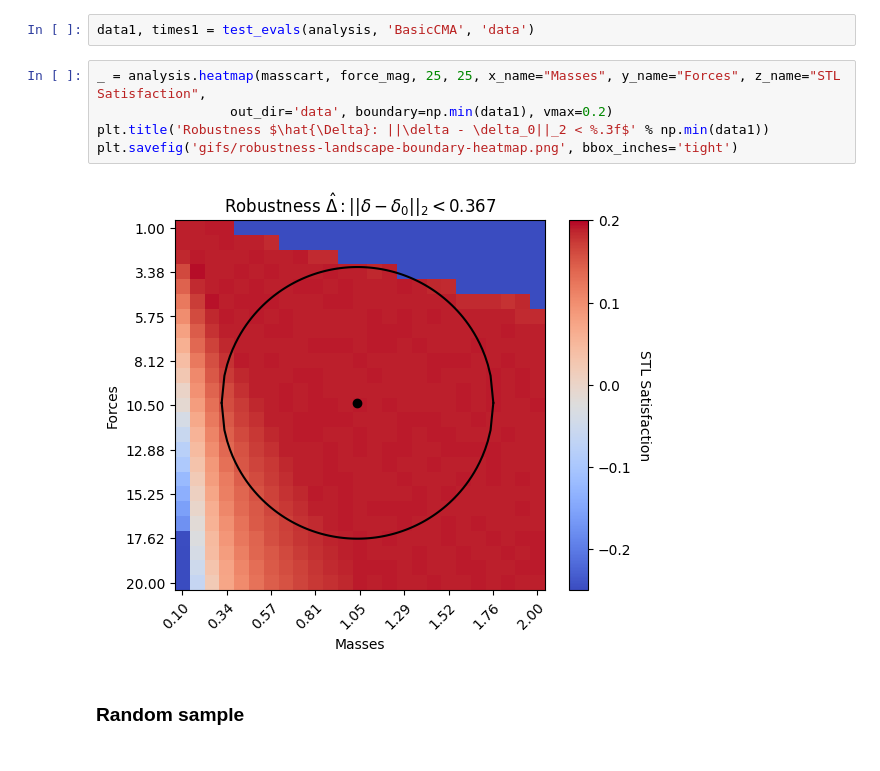
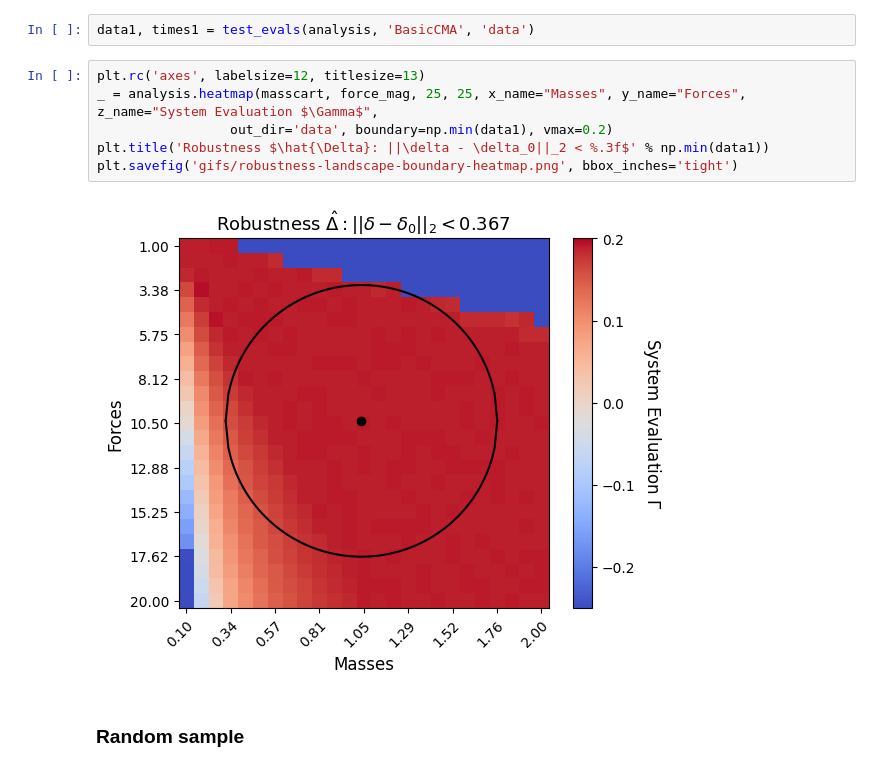
Before and after one commit to SteveZhangBit/STL-Robustness, a Jupyter notebook: cartpole-pid/CartPole-PID.ipynb, the cells around one changed output. Drawn from its saved outputs; the diff is of its cells as text.

```diff
--- a/cartpole-pid/CartPole-PID.ipynb
+++ b/cartpole-pid/CartPole-PID.ipynb
@@ -249,12 +249,13 @@ def test_evals(analysis, name, out_dir):
 # %%
 data1, times1 = test_evals(analysis, 'BasicCMA', 'data')
 # %%
-_ = analysis.heatmap(masscart, force_mag, 25, 25, x_name="Masses", y_name="Forces", z_name="STL Satisfaction",
+plt.rc('axes', labelsize=12, titlesize=13)
+_ = analysis.heatmap(masscart, force_mag, 25, 25, x_name="Masses", y_name="Forces", z_name="System Evaluation $\Gamma$",
                  out_dir='data', boundary=np.min(data1), vmax=0.2)
 plt.title('Robustness $\hat{\Delta}: ||\delta - \delta_0||_2 < %.3f$' % np.min(data1))
 plt.savefig('gifs/robustness-landscape-boundary-heatmap.png', bbox_inches='tight')
 # %% [output]
-[figure, old version]
+[figure, new version]
 # %% [markdown]
 ### Random sample
 # %%
```
Also changed, not shown: parts of 2 cells of this notebook, 19 other files.
